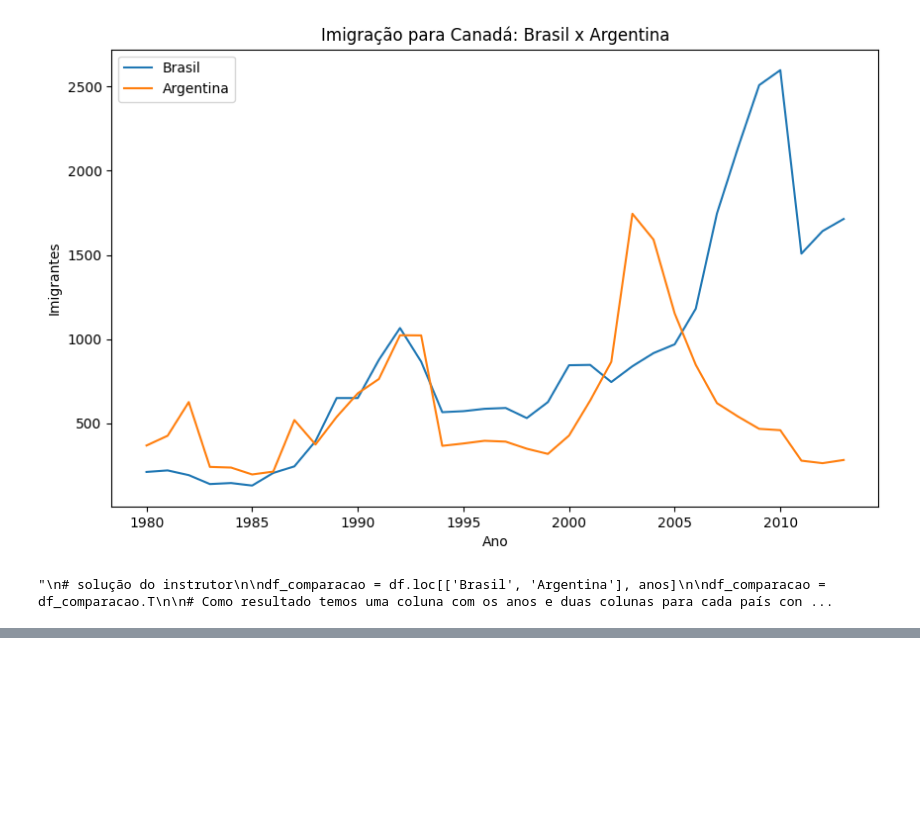
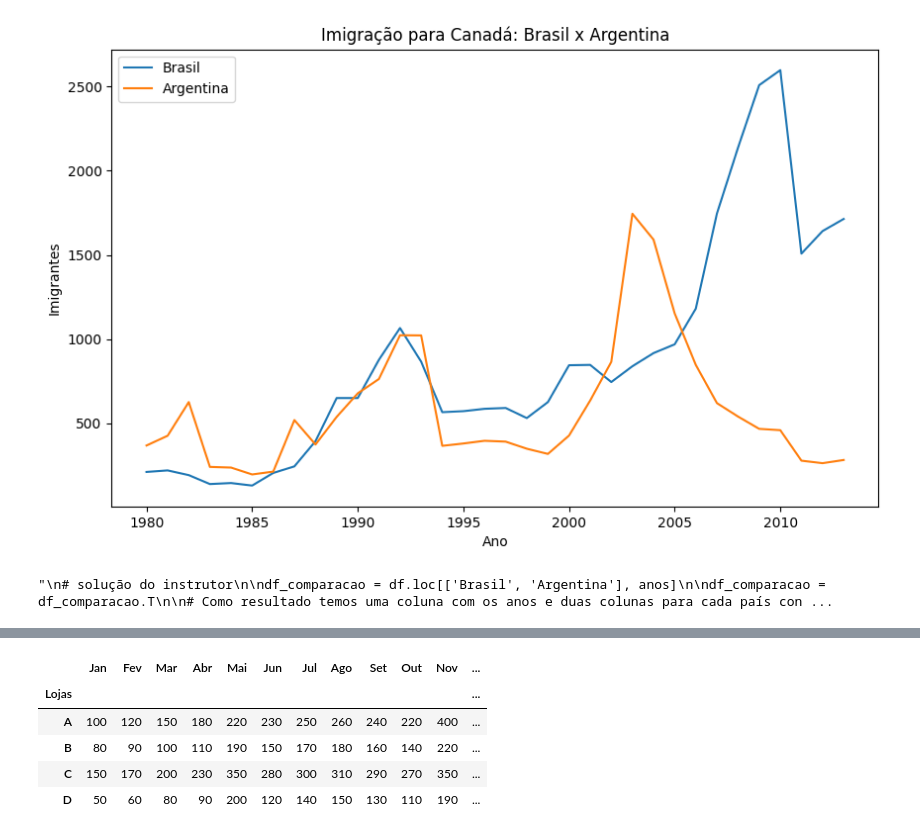
Before and after one commit to brunorm86/visualizacao_dados_python, a Jupyter notebook: desafios.ipynb, the cells around one changed output, grey strips where cells are left out. Drawn from its saved outputs; the diff is of its cells as text; code cells hidden in the pictures; blank space fills up the shorter version.

```diff
--- a/desafios.ipynb
+++ b/desafios.ipynb
@@ -97,0 +108,19 @@ plt.show()
+# %%
+import pandas as pd
+import matplotlib.pyplot as plt
+
+lojas = ['A', 'B', 'C', 'D']
+
+vendas_2022 = {'Jan': [100, 80, 150, 50],
+    'Fev': [120, 90, 170, 60],
+    'Mar': [150, 100, 200, 80],
+    'Abr': [180, 110, 230, 90],
+    'Mai': [220, 190, 350, 200],
+    'Jun': [230, 150, 280, 120],
+    'Jul': [250, 170, 300, 140],
+    'Ago': [260, 180, 310, 150],
+    'Set': [240, 160, 290, 130],
+    'Out': [220, 140, 270, 110],
+    'Nov': [400, 220, 350, 190],
+    'Dez': [300, 350, 400, 250]
+}
@@ -97,0 +165,9 @@ plt.show()
+# %%
+df_2
+# %% [output]
+|  | Jan | Fev | Mar | Abr | Mai | Jun | Jul | Ago | Set | Out | Nov | ... |
+| Lojas |  |  |  |  |  |  |  |  |  |  |  | ... |
+| A | 100 | 120 | 150 | 180 | 220 | 230 | 250 | 260 | 240 | 220 | 400 | ... |
+| B | 80 | 90 | 100 | 110 | 190 | 150 | 170 | 180 | 160 | 140 | 220 | ... |
+| C | 150 | 170 | 200 | 230 | 350 | 280 | 300 | 310 | 290 | 270 | 350 | ... |
+| D | 50 | 60 | 80 | 90 | 200 | 120 | 140 | 150 | 130 | 110 | 190 | ... |
```
Also changed, not shown: parts of 10 cells of this notebook, 5 other files.
